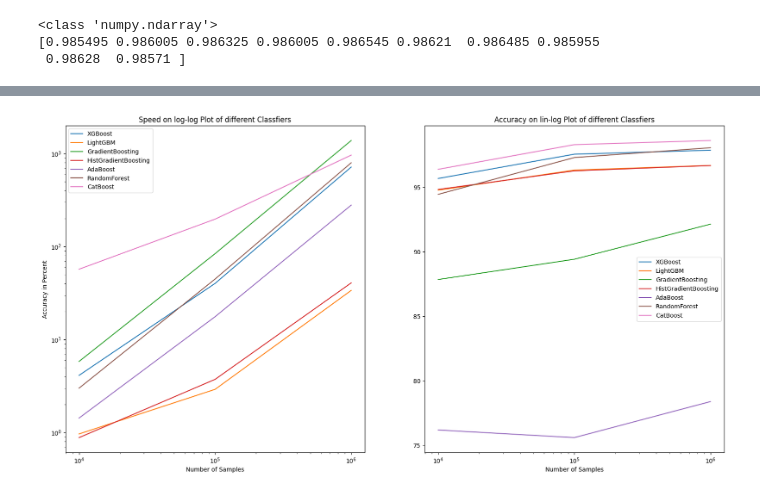
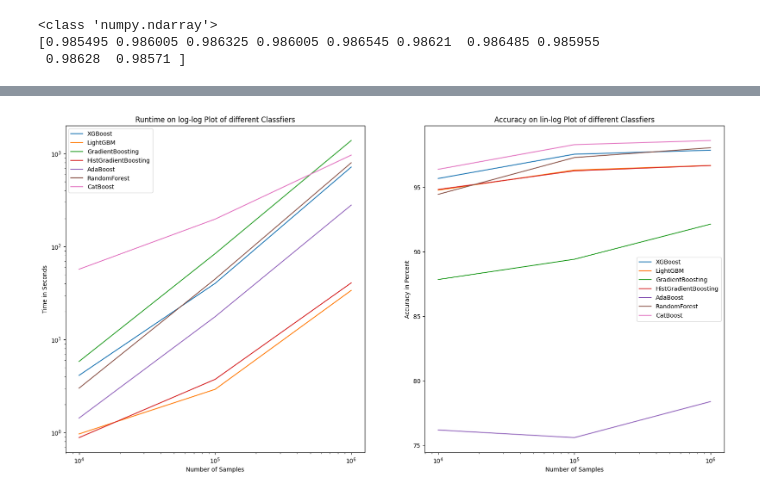
Before and after one commit to gruberjulius/classification_examples, a Jupyter notebook: SampleCode.ipynb, the cells around one changed output, grey strips where cells are left out. Cells and saved outputs as stored; diff of their text form; code cells hidden in the pictures.

Commit message:
Update Sample Code

```diff
--- a/SampleCode.ipynb
+++ b/SampleCode.ipynb
@@ -110,6 +19,0 @@ Requirement already satisfied: scipy in ./.venv/lib/python3.8/site-packages (fro
-# %%
-model = XGBClassifier()
-cv = RepeatedStratifiedKFold(n_splits=5, n_repeats=2, random_state=0)
-#score = cross_val_score(model, X, y, scoring="accuracy", cv = cv, n_jobs=-1)
-
-accuracy["XGBoost"] = np.mean(score).round(3)
@@ -141,6 +19,0 @@ from lightgbm import LGBMClassifier
-# %%
-model = XGBClassifier()
-cv = RepeatedStratifiedKFold(n_splits=5, n_repeats=2, random_state=0)
-#score = cross_val_score(model, X, y, scoring="accuracy", cv = cv, n_jobs=-1)
-
-accuracy["LightGBM"] = np.mean(score).round(3)
@@ -149,3 +19,0 @@ from catboost import CatBoostClassifier
-# %%
-accuracy = {}
-speed = {}
@@ -159,4 +20,6 @@ HistGradientBoostingClassifier()
 # %%
+for sample_size in tqdm([10_000, 100_000, 1_000_000], desc="Sample Size"):
+
 #iterate through sample sizes
 for sample_size in tqdm([10_000, 100_000, 1_000_000], desc="Sample Size"):
 	X, y = make_classification(n_samples=sample_size, n_features=20, n_informative=15, n_redundant=5, random_state=0)
@@ -168,10 +31,8 @@ for sample_size in tqdm([10_000, 100_000, 1_000_000], desc="Sample Size"):
 		start = time()
 		cv = RepeatedStratifiedKFold(n_splits=5, n_repeats=2, random_state=0)
 		score = cross_val_score(models, X, y, scoring="accuracy", cv = cv, n_jobs=-1)
-		print(type(score))
 		speed[mod.__name__ + str(sample_size) + "speed"] = np.round(time() - start, 4)
 		accuracy[mod.__name__ + str(sample_size) + "accuracy"] = np.mean(score).round(4)
-		print(score)
 # %% [output]
 Currently working with: 10000 and model: XGBClassifier
 <class 'numpy.ndarray'>
@@ -253,24 +91,24 @@ import pandas as pd
 # %%
 fig, (ax1, ax2) = plt.subplots(1, 2)#, sharex=True, sharey=True)
 ax1.set_yscale('log', base=10)
 ax1.set_xscale('log', base=10)
 ax2.set_xscale('log', base=10)
 #ax1.plot([10_000, 100_000, 1_000_000], [speed[0][0], speed[0][7], speed[0][14]])
 #ax1.plot([10_000, 100_000, 1_000_000], [speed[0][1], speed[0][8], speed[0][15]])
 for i in range(7):
         ax1.plot([10_000, 100_000, 1_000_000], [speed[0][i], speed[0][i + 7], speed[0][i + 14]])
         ax2.plot([10_000, 100_000, 1_000_000], [accuracy[0][i] * 100, accuracy[0][i + 7]* 100, accuracy[0][i + 14]* 100])
 
 ax1.legend(['XGBoost', 'LightGBM', "GradientBoosting", "HistGradientBoosting", "AdaBoost", "RandomForest", "CatBoost"])
 ax2.legend(['XGBoost', 'LightGBM', "GradientBoosting", "HistGradientBoosting", "AdaBoost", "RandomForest", "CatBoost"])
 fig.set_figheight(10)
 fig.set_figwidth(20)
-ax1.set_title("Speed on log-log Plot of different Classfiers")
+ax1.set_title("Runtime on log-log Plot of different Classfiers")
 ax2.set_title("Accuracy on lin-log Plot of different Classfiers")
 ax1.set_ylabel("Time in Seconds")
-ax1.set_ylabel("Accuracy in Percent")
+ax2.set_ylabel("Accuracy in Percent")
 ax1.set_xlabel("Number of Samples")
 ax2.set_xlabel("Number of Samples")
 plt.savefig("result.png")
 # %% [output]
-[figure, old version]
+[figure, new version]
```
Also changed, not shown: parts of 32 cells of this notebook.
